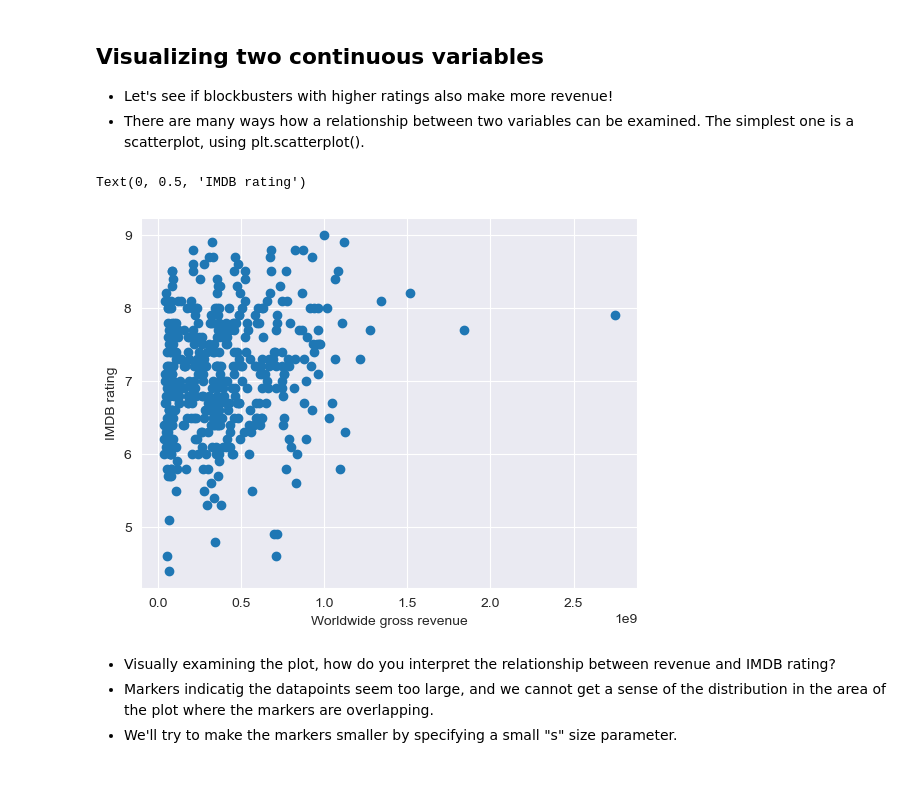
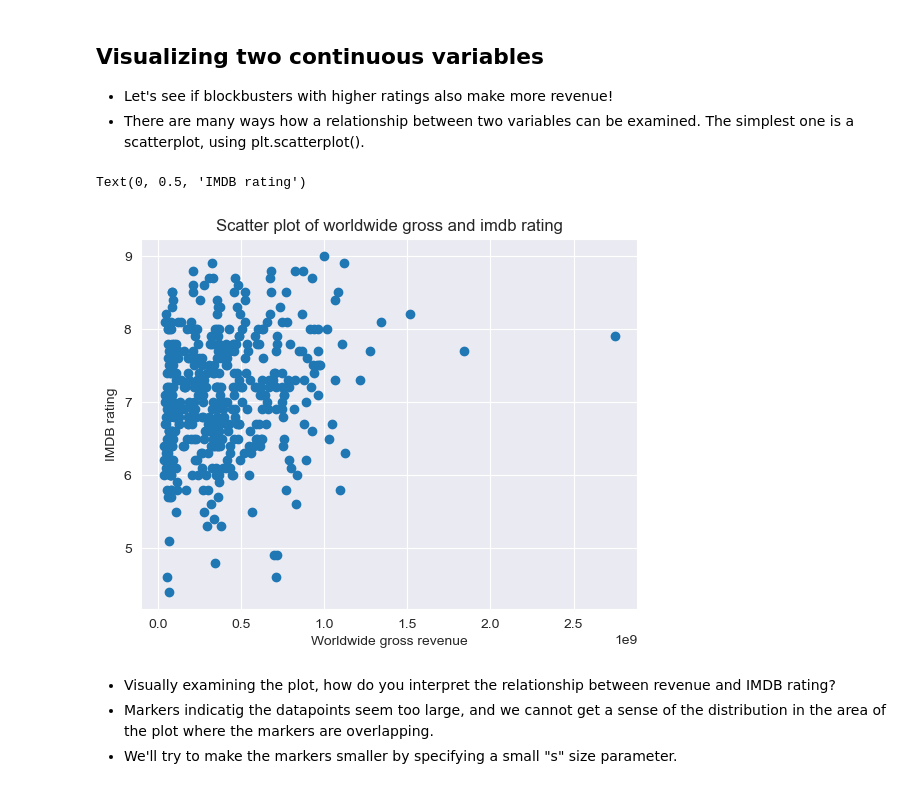
Before and after one commit to JackRuihang/2022, a Jupyter notebook: Tutorials/02 - Data viz and data from the web/Becoming a DataVizard exercise.ipynb, the cells around one changed output. Saved outputs shown, nothing was run; the diff lists cells and outputs as text; code cells hidden in the pictures.

```diff
--- a/Tutorials/02 - Data viz and data from the web/Becoming a DataVizard exercise.ipynb
+++ b/Tutorials/02 - Data viz and data from the web/Becoming a DataVizard exercise.ipynb
@@ -57,7 +57,7 @@ movies
 | 436 | Drama | Western | War | 6.4 | 103 | 10 | PG | Universal Pictures | The Other Side of the Mountain | ... |
 437 rows × 11 columns
 # %%
-movies['worldwide_gross'] = movies['worldwide_gross'].str.replace('$', '').str.replace(',', '').astype(float)
+movies['worldwide_gross'] = movies['worldwide_gross'].str.replace('$', '', regex=False).str.replace(',', '', regex=False).astype(float)
 
 movies
 # %% [output]
@@ -182,11 +182,12 @@ plt.title('Worldwide gross revenue');
 # %%
 plt.scatter(movies['worldwide_gross'], movies['imdb_rating'])
 
+plt.title('Scatter plot of worldwide gross and imdb rating')
 plt.xlabel('Worldwide gross revenue')
 plt.ylabel('IMDB rating')
 # %% [output]
 Text(0, 0.5, 'IMDB rating')
-[figure, old version]
+[figure, new version]
 # %% [markdown]
 - Visually examining the plot, how do you interpret the relationship between revenue and IMDB rating?
 - Markers indicatig the datapoints seem too large, and we cannot get a sense of the distribution in the area of the plot where the markers are overlapping.
```
Also changed, not shown: parts of 50 cells of this notebook, 7 other files.
